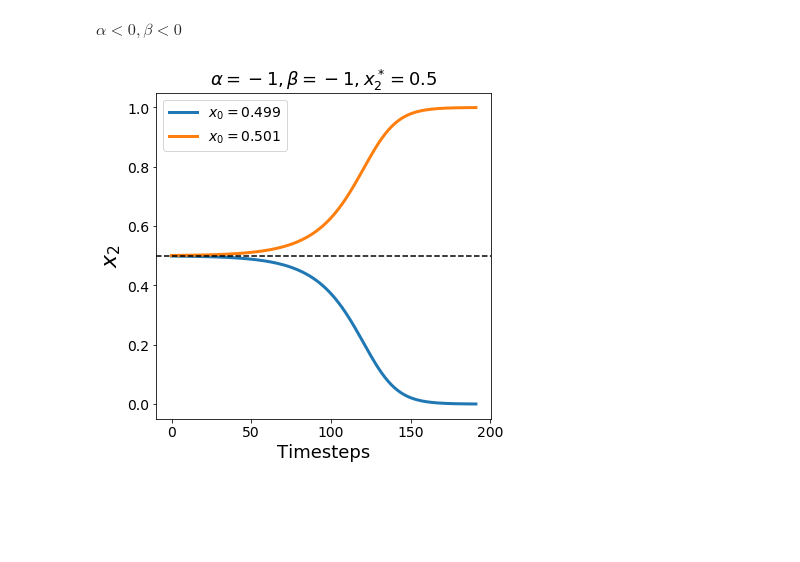
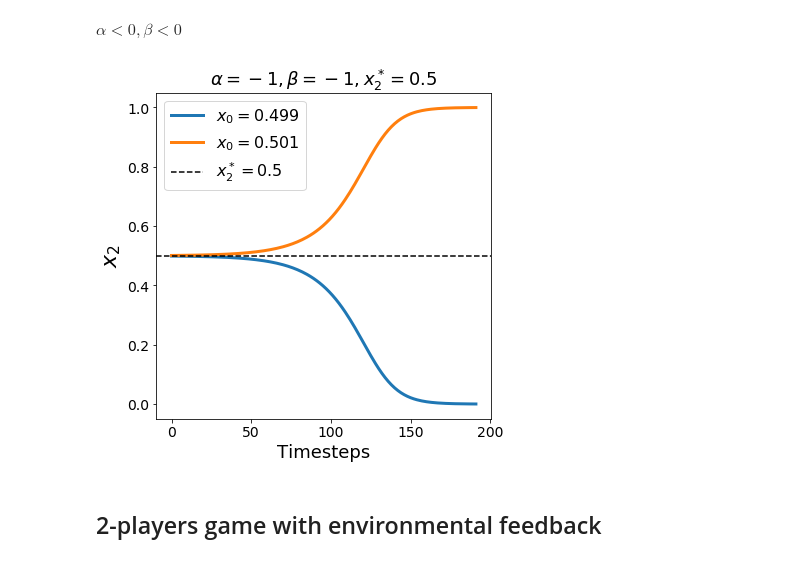
Before and after one commit to gyanezfeliu/dynamics_dormancy, a Jupyter notebook: Evolutionary dynamics of cancer dormancy.ipynb, the cells around one changed output. Saved outputs shown, nothing was run; the diff lists cells and outputs as text; code cells hidden in the pictures; blank space fills up the shorter version.

```diff
--- a/Evolutionary dynamics of cancer dormancy.ipynb
+++ b/Evolutionary dynamics of cancer dormancy.ipynb
@@ -186,32 +194,35 @@ $\alpha<0, \beta<0$
 # %%
 alpha = -1
 beta = -1
 dt = 0.1
-x20_1 = 0.499
-x20_2 = 0.501
+
+xast = alpha/(alpha+beta)
+x20_1 = alpha/(alpha+beta)-0.001
+x20_2 = alpha/(alpha+beta)+0.001
 
 xs1 = [x20_1]
 xs2 = [x20_2]
 fig, ax = plt.subplots(figsize=(6,6))
 for t in np.arange(1, 20.0001, dt):
     xs1.append(x_2(xs1[-1],alpha,beta,dt))
     xs2.append(x_2(xs2[-1],alpha,beta,dt))
 
-ax.plot(xs1,linewidth=3,label=r'$x_0=0.499$')
-ax.plot(xs2,linewidth=3,label=r'$x_0=0.501$')
+ax.plot(xs1,linewidth=3,label=rf'$x_0={x20_1:.3f}$')
+ax.plot(xs2,linewidth=3,label=rf'$x_0={x20_2:.3f}$')
+ax.axhline((x20_1+x20_2)/2,color='black', linestyle='--', label=rf'$x_2^*={xast}$')
 
-
-ax.set_title(rf'$\alpha={alpha}, \beta={beta}, x_2^*=0.5$', fontsize=18)
-ax.legend(fontsize=14)
-ax.axhline((xs1[-1]+xs2[-2])/2,color='black', linestyle='--')
+ax.set_title(rf'$\alpha={alpha}, \beta={beta}, x_2^*={alpha/(alpha+beta):.1f}$', fontsize=18)
+ax.legend(fontsize=16)
 
 ax.set_xlabel('Timesteps', fontsize=18)
 ax.set_ylabel(r'$x_2$', fontsize=22)
 ax.tick_params(axis='x',labelsize=14)
 ax.tick_params(axis='y',labelsize=14)
 ax.set_ylim(None, 1.05)
 
-plt.savefig(f'2-players_alpha_{alpha}_beta_{beta}.png', dpi=300)
+plt.savefig(f'Figures/2-players_alpha_{alpha}_beta_{beta}.png', dpi=300)
 plt.show()
 # %% [output]
-[figure, old version]
+[figure, new version]
+# %% [markdown]
+## 2-players game with environmental feedback
```
Also changed, not shown: parts of 97 cells of this notebook, 3 other files.
